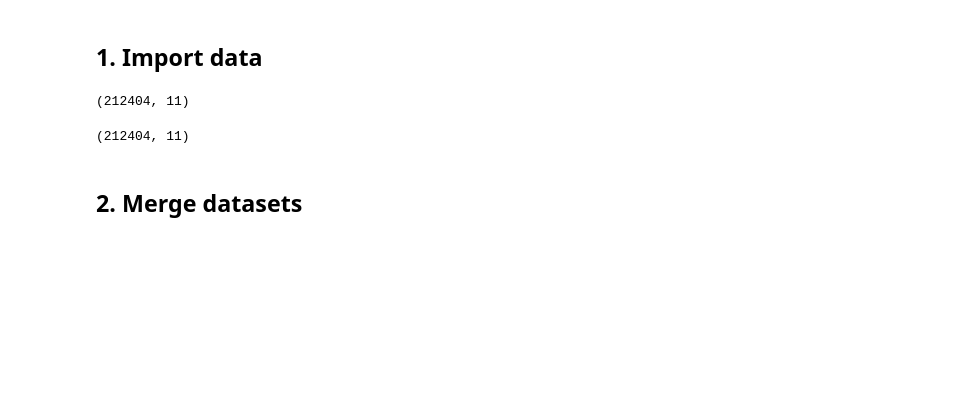
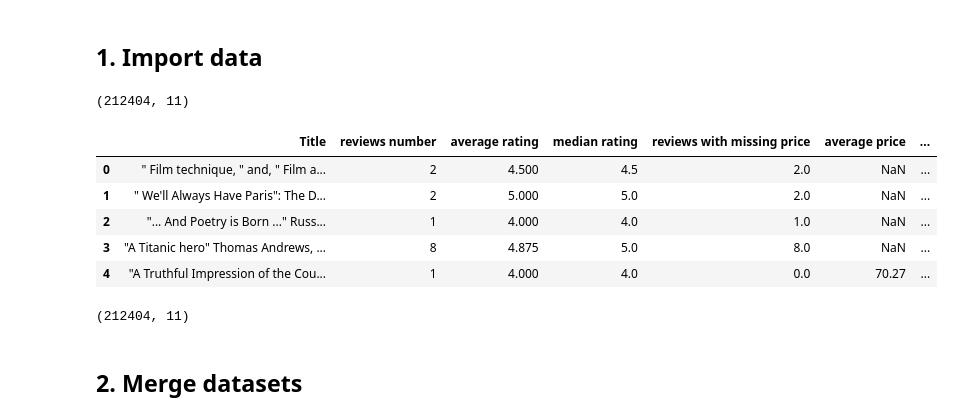
Before and after one commit to MargheSerena/Group-project, a Jupyter notebook: 02 Consolidate books dataset_MF.ipynb, the cells around one changed output. Saved outputs shown, nothing was run; the diff lists cells and outputs as text; code cells hidden in the pictures; blank space fills up the shorter version.

```diff
--- a/02 Consolidate books dataset_MF.ipynb
+++ b/02 Consolidate books dataset_MF.ipynb
@@ -48,4 +46,13 @@ ratings_info = pd.read_csv(
 ratings_info.shape
 # %% [output]
 (212404, 11)
+# %%
+ratings_info.head()
+# %% [output]
+|  | Title | reviews number | average rating | median rating | reviews with missing price | average price | ... |
+| 0 | " Film technique, " and, " Film a... | 2 | 4.500 | 4.5 | 2.0 | NaN | ... |
+| 1 | " We'll Always Have Paris": The D... | 2 | 5.000 | 5.0 | 2.0 | NaN | ... |
+| 2 | "... And Poetry is Born ..." Russ... | 1 | 4.000 | 4.0 | 1.0 | NaN | ... |
+| 3 | "A Titanic hero" Thomas Andrews, ... | 8 | 4.875 | 5.0 | 8.0 | NaN | ... |
+| 4 | "A Truthful Impression of the Cou... | 1 | 4.000 | 4.0 | 0.0 | 70.27 | ... |
 # %%
```
Also changed, not shown: parts of 24 cells of this notebook, 1 other file.
